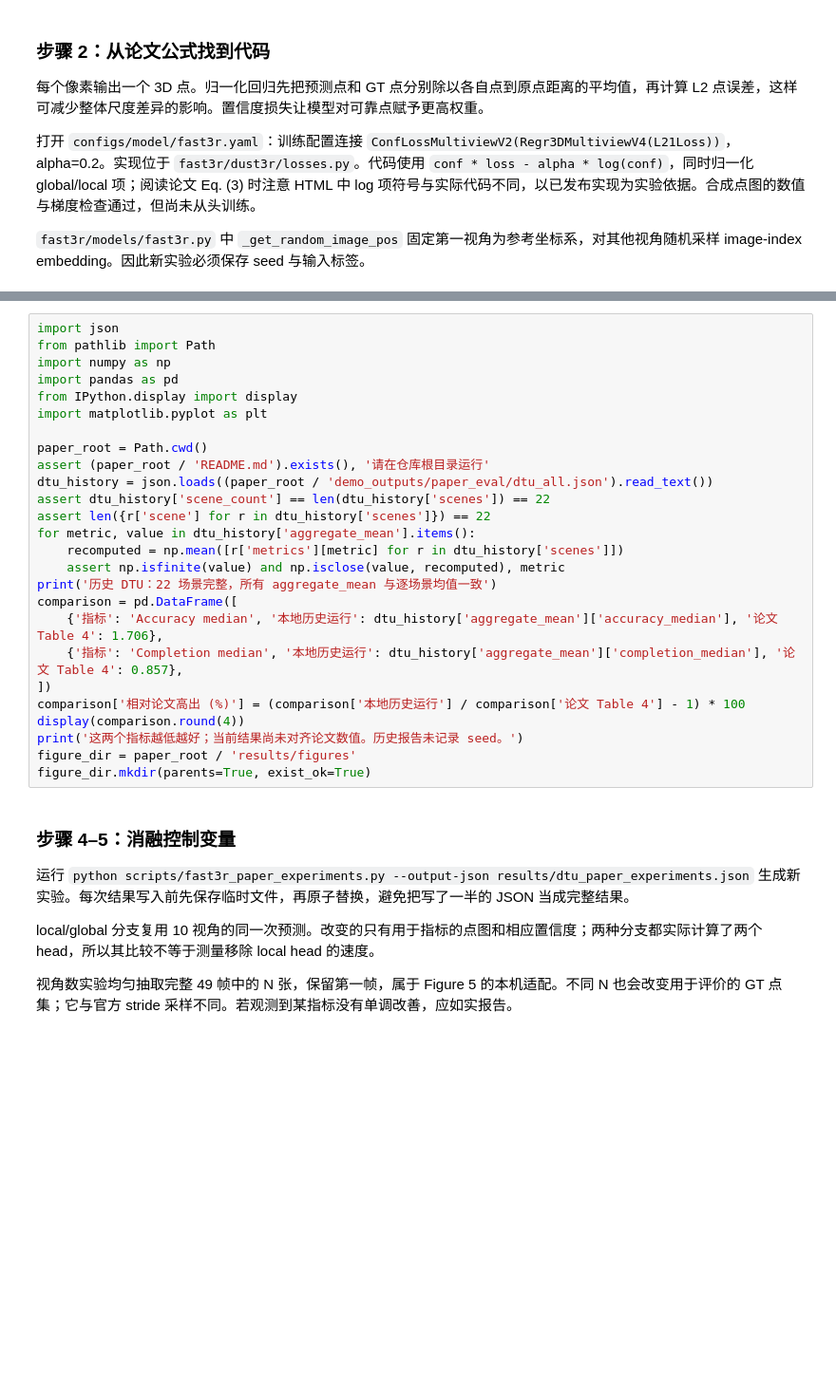
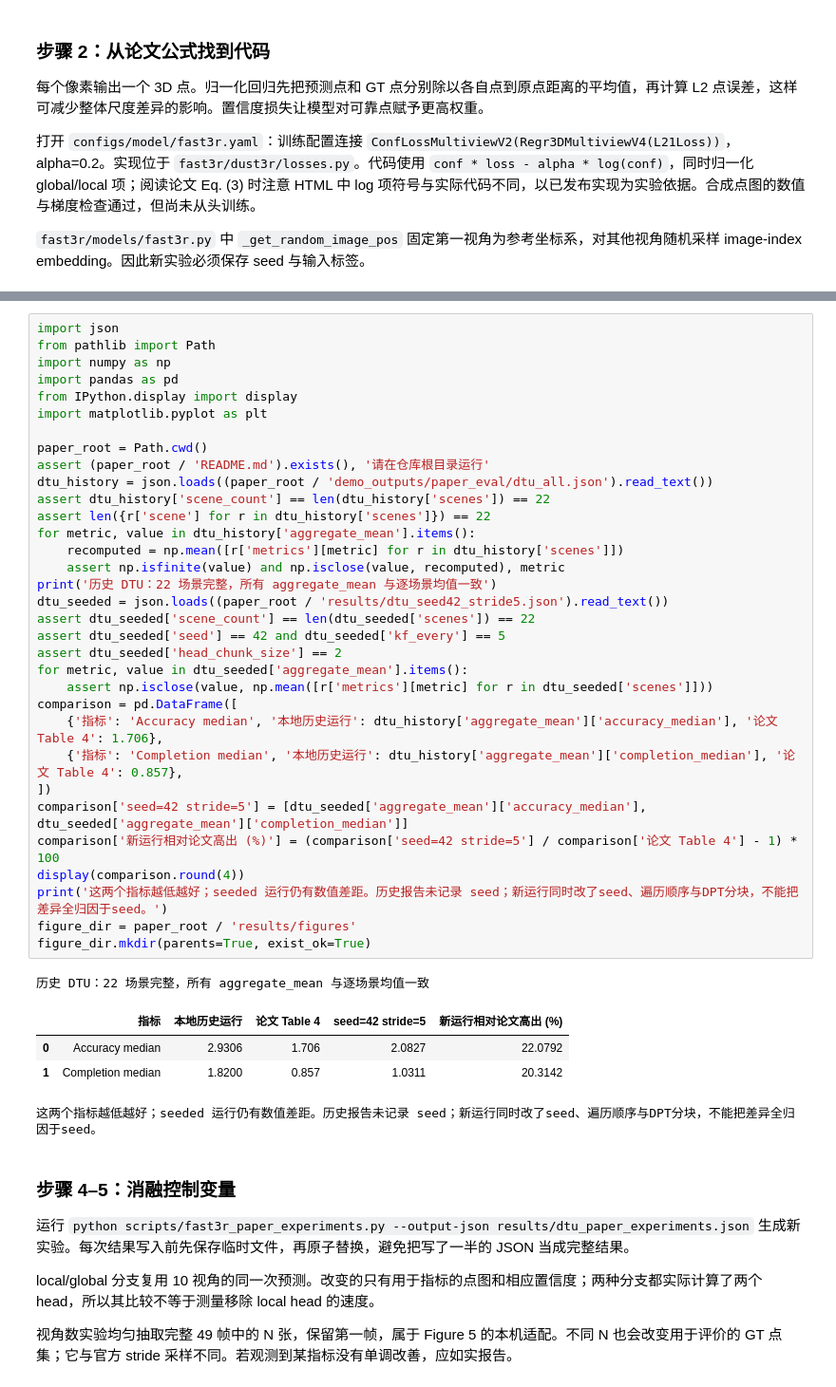
Before and after one commit to Yiran-yetuser/fast3r, a Jupyter notebook: fast3r_reproduction.ipynb, the cells around one changed output, grey strips where cells are left out. Shown at 95% size. Drawn from its saved outputs; the diff is of its cells as text; blank space fills up the shorter version.

Commit message:
repro: publish DTU ablations and executed paper notebook

```diff
--- a/fast3r_reproduction.ipynb
+++ b/fast3r_reproduction.ipynb
@@ -1026,29 +1041,42 @@ print('这里是损失数值/反向传播验证，没有进行模型训练。')
 # %%
 import json
 from pathlib import Path
 import numpy as np
 import pandas as pd
 from IPython.display import display
 import matplotlib.pyplot as plt
 
 paper_root = Path.cwd()
 assert (paper_root / 'README.md').exists(), '请在仓库根目录运行'
 dtu_history = json.loads((paper_root / 'demo_outputs/paper_eval/dtu_all.json').read_text())
 assert dtu_history['scene_count'] == len(dtu_history['scenes']) == 22
 assert len({r['scene'] for r in dtu_history['scenes']}) == 22
 for metric, value in dtu_history['aggregate_mean'].items():
     recomputed = np.mean([r['metrics'][metric] for r in dtu_history['scenes']])
     assert np.isfinite(value) and np.isclose(value, recomputed), metric
 print('历史 DTU：22 场景完整，所有 aggregate_mean 与逐场景均值一致')
+dtu_seeded = json.loads((paper_root / 'results/dtu_seed42_stride5.json').read_text())
+assert dtu_seeded['scene_count'] == len(dtu_seeded['scenes']) == 22
+assert dtu_seeded['seed'] == 42 and dtu_seeded['kf_every'] == 5
+assert dtu_seeded['head_chunk_size'] == 2
+for metric, value in dtu_seeded['aggregate_mean'].items():
+    assert np.isclose(value, np.mean([r['metrics'][metric] for r in dtu_seeded['scenes']]))
 comparison = pd.DataFrame([
     {'指标': 'Accuracy median', '本地历史运行': dtu_history['aggregate_mean']['accuracy_median'], '论文 Table 4': 1.706},
     {'指标': 'Completion median', '本地历史运行': dtu_history['aggregate_mean']['completion_median'], '论文 Table 4': 0.857},
 ])
-comparison['相对论文高出 (%)'] = (comparison['本地历史运行'] / comparison['论文 Table 4'] - 1) * 100
+comparison['seed=42 stride=5'] = [dtu_seeded['aggregate_mean']['accuracy_median'], dtu_seeded['aggregate_mean']['completion_median']]
+comparison['新运行相对论文高出 (%)'] = (comparison['seed=42 stride=5'] / comparison['论文 Table 4'] - 1) * 100
 display(comparison.round(4))
-print('这两个指标越低越好；当前结果尚未对齐论文数值。历史报告未记录 seed。')
+print('这两个指标越低越好；seeded 运行仍有数值差距。历史报告未记录 seed；新运行同时改了seed、遍历顺序与DPT分块，不能把差异全归因于seed。')
 figure_dir = paper_root / 'results/figures'
 figure_dir.mkdir(parents=True, exist_ok=True)
+# %% [output]
+历史 DTU：22 场景完整，所有 aggregate_mean 与逐场景均值一致
+|  | 指标 | 本地历史运行 | 论文 Table 4 | seed=42 stride=5 | 新运行相对论文高出 (%) |
+| 0 | Accuracy median | 2.9306 | 1.706 | 2.0827 | 22.0792 |
+| 1 | Completion median | 1.8200 | 0.857 | 1.0311 | 20.3142 |
+这两个指标越低越好；seeded 运行仍有数值差距。历史报告未记录 seed；新运行同时改了seed、遍历顺序与DPT分块，不能把差异全归因于seed。
 # %% [markdown]
 ### 步骤 4–5：消融控制变量
 
```
Also changed, not shown: parts of 7 cells of this notebook, 14 other files.
